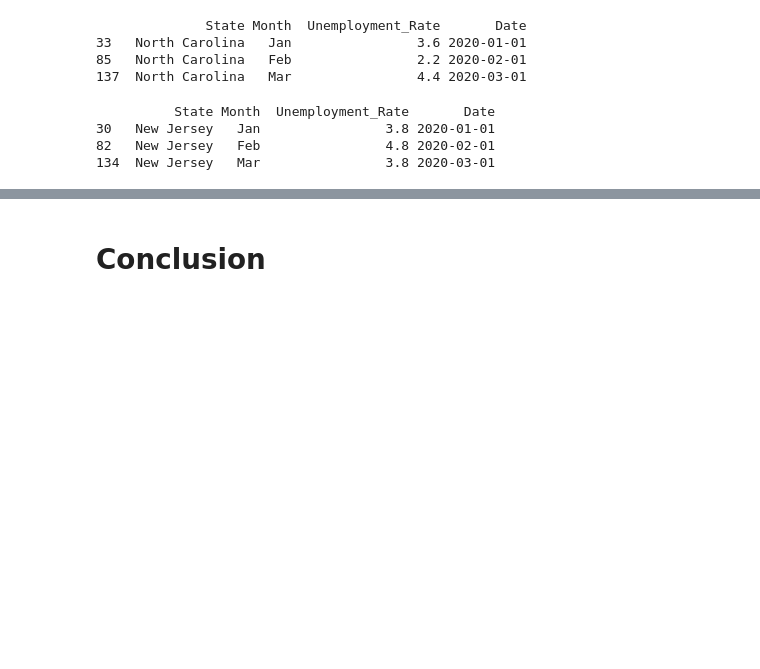
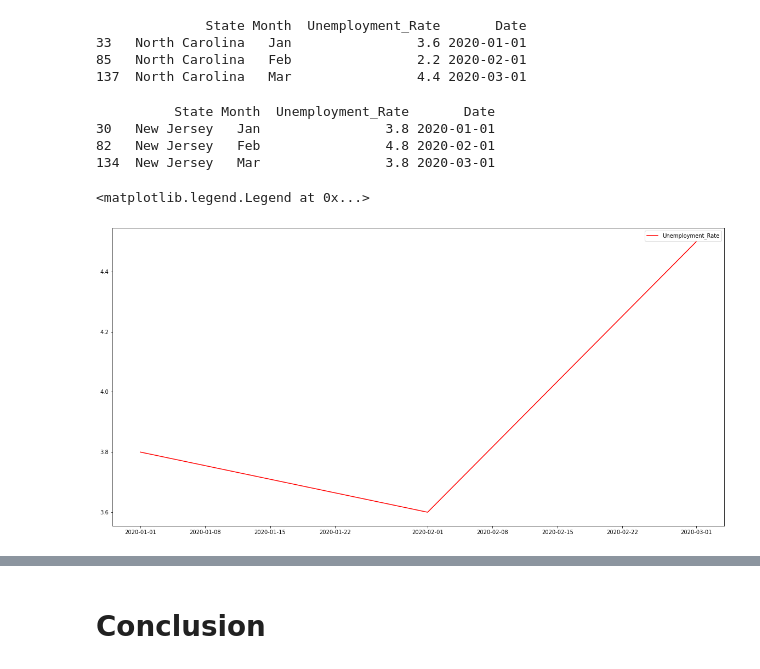
Before and after one commit to anushirahatti/unemployment-data, a Jupyter notebook: src/us_unemployment_rate_analysis.ipynb, the cells around one changed output, grey strips where cells are left out. Drawn from its saved outputs; the diff is of its cells as text; code cells hidden in the pictures; blank space fills up the shorter version.

```diff
--- a/src/us_unemployment_rate_analysis.ipynb
+++ b/src/us_unemployment_rate_analysis.ipynb
@@ -209,3 +209,10 @@ print(unemployment_data_state[unemployment_data_state.State == 'New Jersey'])
 30   New Jersey   Jan                3.8 2020-01-01
 82   New Jersey   Feb                4.8 2020-02-01
 134  New Jersey   Mar                3.8 2020-03-01
+# %%
+plt.figure(figsize=(20,10))
+plt.plot( 'Date', 'Unemployment_Rate', data=unemployment_data_state[unemployment_data_state.State == 'New York'], color='red')
+plt.legend()
+# %% [output]
+<matplotlib.legend.Legend at 0x...>
+[figure, added]
```
Also changed, not shown: parts of 2 cells of this notebook.
